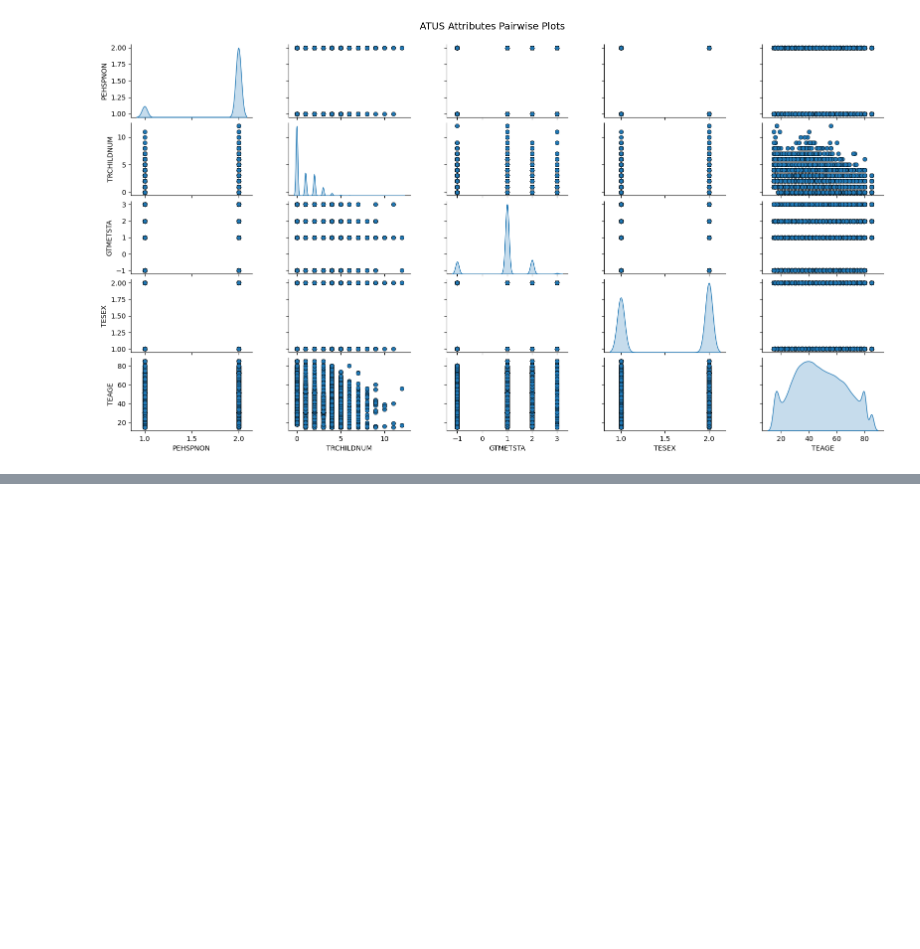
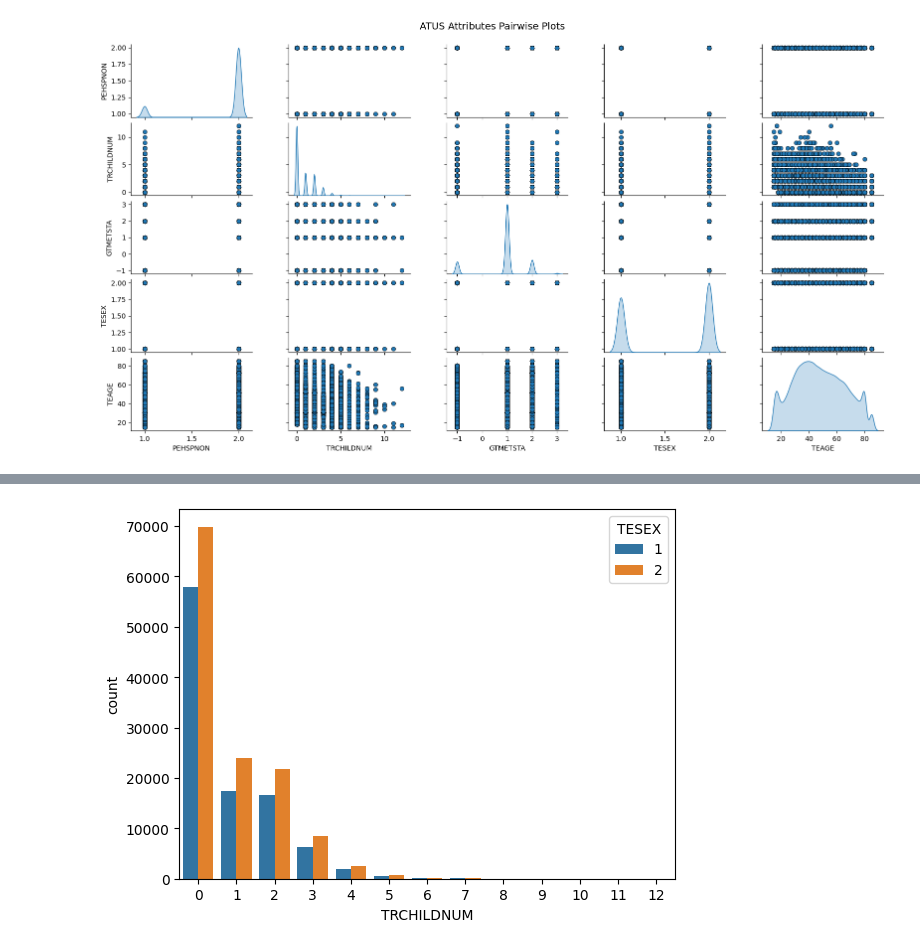
Before and after one commit to amolahinge/CS765-group-population, a Jupyter notebook: CS765_Project_2.ipynb, the cells around one changed output, grey strips where cells are left out. Drawn from its saved outputs; the diff is of its cells as text; code cells hidden in the pictures; blank space fills up the shorter version.

```diff
--- a/CS765_Project_2.ipynb
+++ b/CS765_Project_2.ipynb
@@ -228,0 +229,9 @@ cp = sns.countplot(x="TRCHILDNUM", hue="Gender", data=filtered_df,
+# %%
+import pandas as pd
+import seaborn as sns
+import matplotlib.pyplot as plt
+
+
+filtered_df1 = pd.read_csv('atussum_0321.csv', header='infer', usecols=["TESEX", "GTMETSTA", "TRCHILDNUM","PEHSPNON","TEAGE"])
+# %% [output]
+[figure, added]
```
Also changed, not shown: parts of 8 cells of this notebook.
